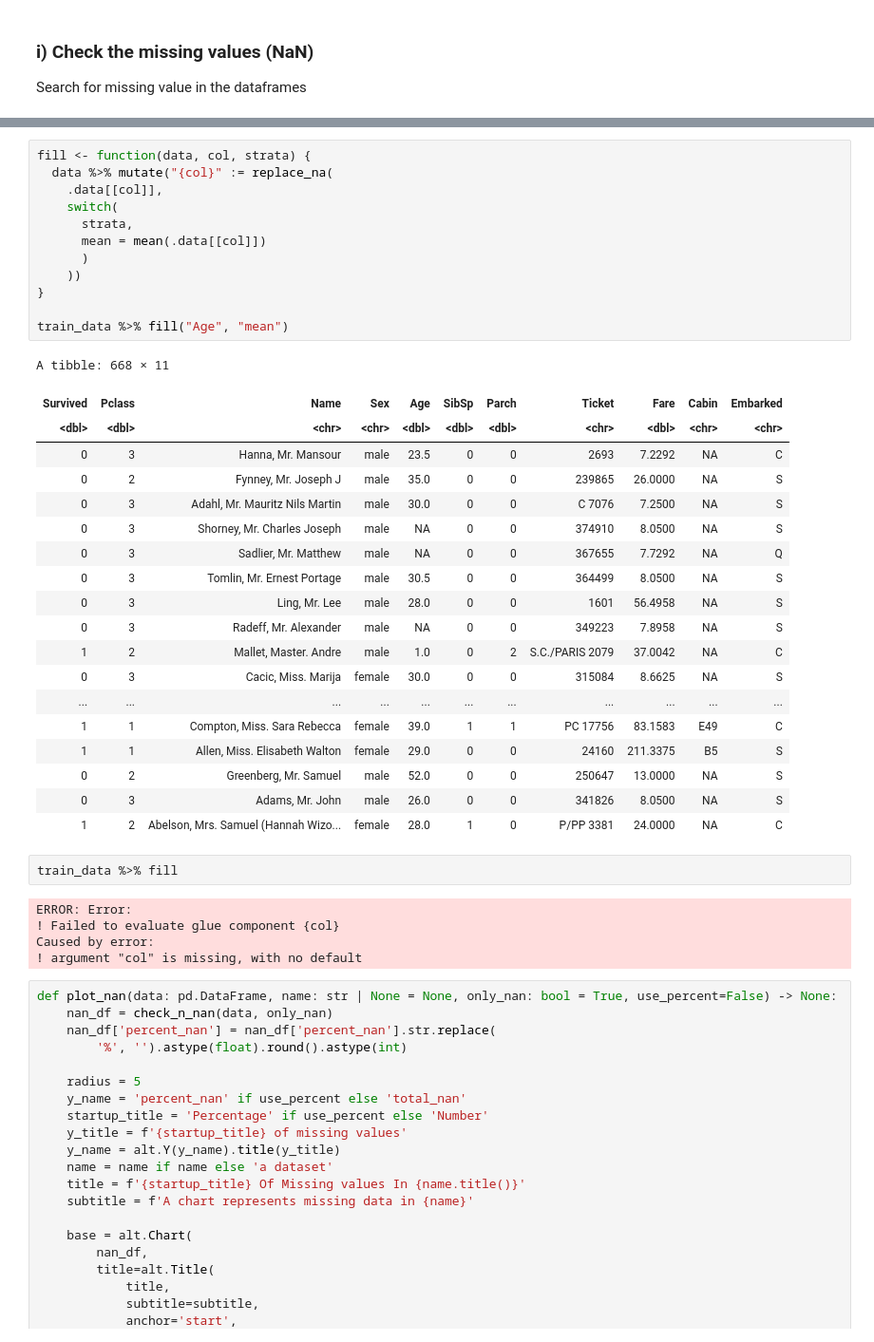
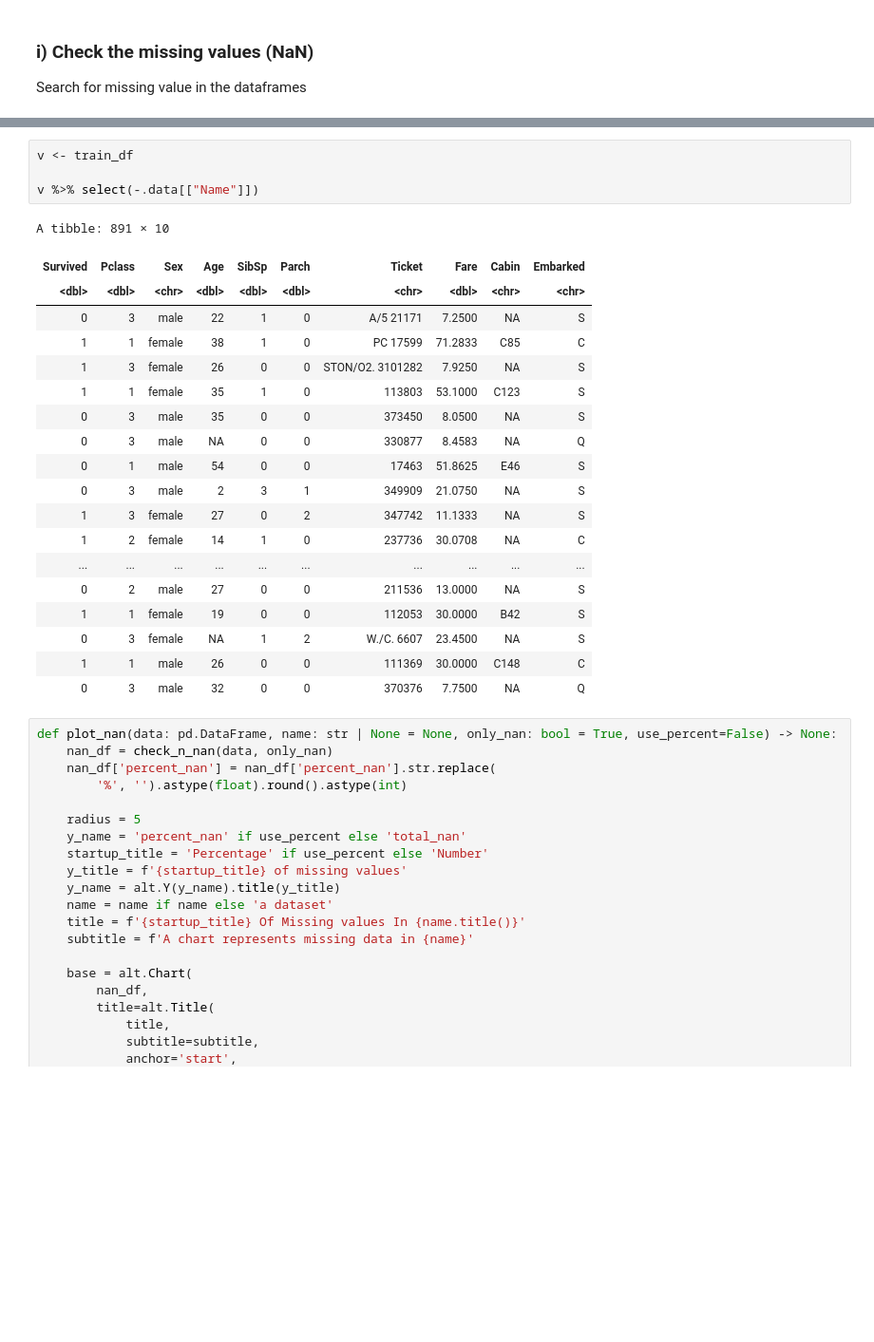
Before and after one commit to denis-spe/titanic, a Jupyter notebook: survival_with_R.ipynb, the cells around one changed output, grey strips where cells are left out. Shown at 95% size. Drawn from its saved outputs; the diff is of its cells as text; blank space fills up the shorter version.

```diff
--- a/survival_with_R.ipynb
+++ b/survival_with_R.ipynb
@@ -458,42 +475,27 @@ ERROR: Error in "a":"z": NA/NaN argument
-# %%
-fill <- function(data, col, strata) {
-  data %>% mutate("{col}" := replace_na(
-    .data[[col]],
-    switch(
-      strata,
-      mean = mean(.data[[col]])
-      )
-    ))
-}
-
-train_data %>% fill("Age", "mean")
-# %% [output]
-A tibble: 668 × 11
-| Survived | Pclass | Name | Sex | Age | SibSp | Parch | Ticket | Fare | Cabin | Embarked |
-| <dbl> | <dbl> | <chr> | <chr> | <dbl> | <dbl> | <dbl> | <chr> | <dbl> | <chr> | <chr> |
-| 0 | 3 | Hanna, Mr. Mansour | male | 23.5 | 0 | 0 | 2693 | 7.2292 | NA | C |
-| 0 | 2 | Fynney, Mr. Joseph J | male | 35.0 | 0 | 0 | 239865 | 26.0000 | NA | S |
-| 0 | 3 | Adahl, Mr. Mauritz Nils Martin | male | 30.0 | 0 | 0 | C 7076 | 7.2500 | NA | S |
-| 0 | 3 | Shorney, Mr. Charles Joseph | male | NA | 0 | 0 | 374910 | 8.0500 | NA | S |
-| 0 | 3 | Sadlier, Mr. Matthew | male | NA | 0 | 0 | 367655 | 7.7292 | NA | Q |
-| 0 | 3 | Tomlin, Mr. Ernest Portage | male | 30.5 | 0 | 0 | 364499 | 8.0500 | NA | S |
-| 0 | 3 | Ling, Mr. Lee | male | 28.0 | 0 | 0 | 1601 | 56.4958 | NA | S |
-| 0 | 3 | Radeff, Mr. Alexander | male | NA | 0 | 0 | 349223 | 7.8958 | NA | S |
-| 1 | 2 | Mallet, Master. Andre | male | 1.0 | 0 | 2 | S.C./PARIS 2079 | 37.0042 | NA | C |
-| 0 | 3 | Cacic, Miss. Marija | female | 30.0 | 0 | 0 | 315084 | 8.6625 | NA | S |
-| ... | ... | ... | ... | ... | ... | ... | ... | ... | ... | ... |
-| 1 | 1 | Compton, Miss. Sara Rebecca | female | 39.0 | 1 | 1 | PC 17756 | 83.1583 | E49 | C |
-| 1 | 1 | Allen, Miss. Elisabeth Walton | female | 29.0 | 0 | 0 | 24160 | 211.3375 | B5 | S |
-| 0 | 2 | Greenberg, Mr. Samuel | male | 52.0 | 0 | 0 | 250647 | 13.0000 | NA | S |
-| 0 | 3 | Adams, Mr. John | male | 26.0 | 0 | 0 | 341826 | 8.0500 | NA | S |
-| 1 | 2 | Abelson, Mrs. Samuel (Hannah Wizo... | female | 28.0 | 1 | 0 | P/PP 3381 | 24.0000 | NA | C |
-# %%
-train_data %>% fill
-# %% [output]
-ERROR: Error:
-! Failed to evaluate glue component {col}
-Caused by error:
-! argument "col" is missing, with no default
+# %%
+v <- train_df
+
+v %>% select(-.data[["Name"]])
+# %% [output]
+A tibble: 891 × 10
+| Survived | Pclass | Sex | Age | SibSp | Parch | Ticket | Fare | Cabin | Embarked |
+| <dbl> | <dbl> | <chr> | <dbl> | <dbl> | <dbl> | <chr> | <dbl> | <chr> | <chr> |
+| 0 | 3 | male | 22 | 1 | 0 | A/5 21171 | 7.2500 | NA | S |
+| 1 | 1 | female | 38 | 1 | 0 | PC 17599 | 71.2833 | C85 | C |
+| 1 | 3 | female | 26 | 0 | 0 | STON/O2. 3101282 | 7.9250 | NA | S |
+| 1 | 1 | female | 35 | 1 | 0 | 113803 | 53.1000 | C123 | S |
+| 0 | 3 | male | 35 | 0 | 0 | 373450 | 8.0500 | NA | S |
+| 0 | 3 | male | NA | 0 | 0 | 330877 | 8.4583 | NA | Q |
+| 0 | 1 | male | 54 | 0 | 0 | 17463 | 51.8625 | E46 | S |
+| 0 | 3 | male | 2 | 3 | 1 | 349909 | 21.0750 | NA | S |
+| 1 | 3 | female | 27 | 0 | 2 | 347742 | 11.1333 | NA | S |
+| 1 | 2 | female | 14 | 1 | 0 | 237736 | 30.0708 | NA | C |
+| ... | ... | ... | ... | ... | ... | ... | ... | ... | ... |
+| 0 | 2 | male | 27 | 0 | 0 | 211536 | 13.0000 | NA | S |
+| 1 | 1 | female | 19 | 0 | 0 | 112053 | 30.0000 | B42 | S |
+| 0 | 3 | female | NA | 1 | 2 | W./C. 6607 | 23.4500 | NA | S |
+| 1 | 1 | male | 26 | 0 | 0 | 111369 | 30.0000 | C148 | C |
+| 0 | 3 | male | 32 | 0 | 0 | 370376 | 7.7500 | NA | Q |
 # %%
 def plot_nan(data: pd.DataFrame, name: str | None = None, only_nan: bool = True, use_percent=False) -> None:
     nan_df = check_n_nan(data, only_nan)
```
Also changed, not shown: parts of 5 cells of this notebook, 1 other file.
